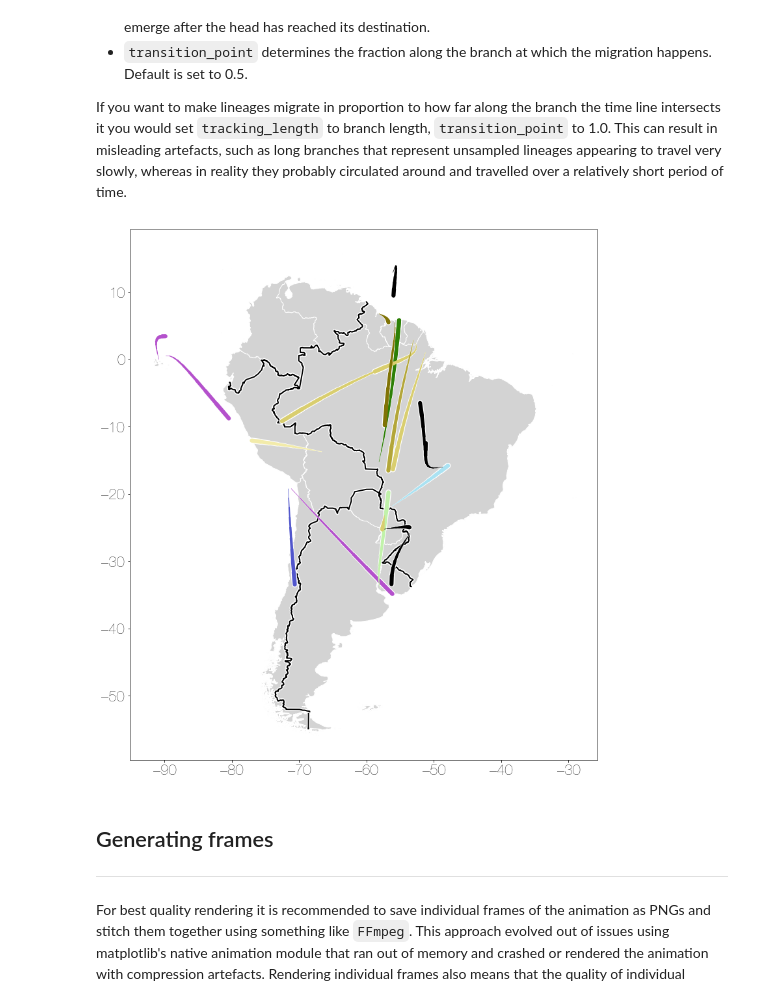
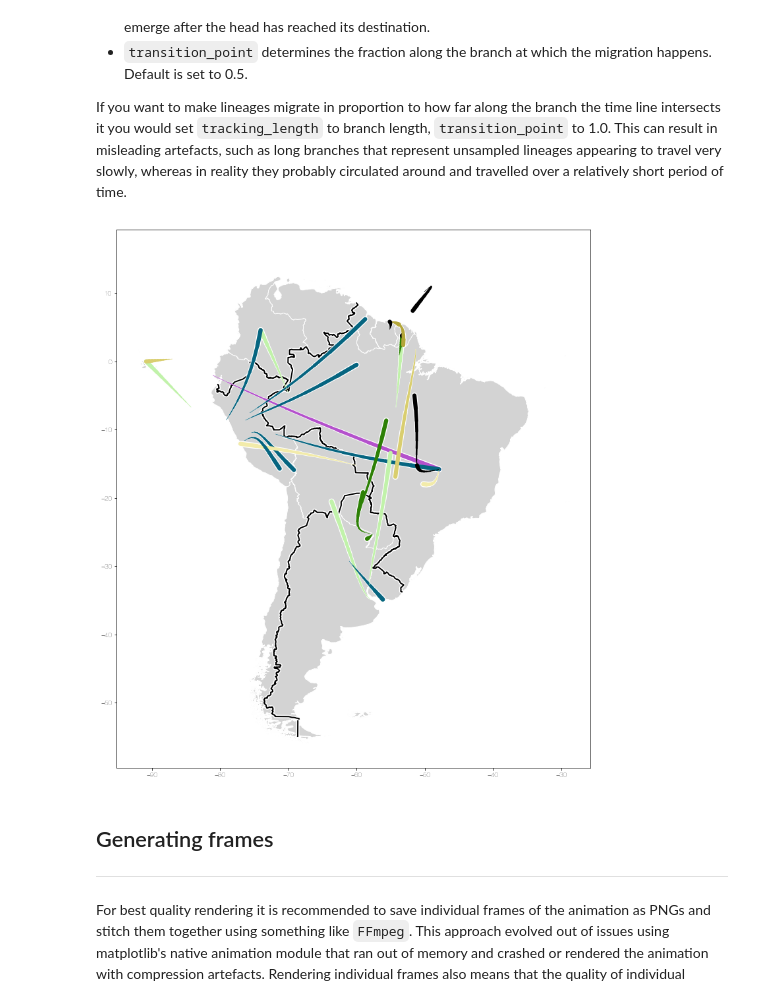
Before and after one commit to evogytis/baltic, a Jupyter notebook: curonia.ipynb, the cells around one changed output. Cells and saved outputs as stored; diff of their text form; code cells hidden in the pictures.

```diff
--- a/curonia.ipynb
+++ b/curonia.ipynb
@@ -246,7 +251,7 @@ minValue,maxValue=0,1000 ## minimum and maximum observed values
 minObs,maxObs=2,20 ## minimum and maximum observations per location
 
 # loc_data={loc:{} for loc in popCentres.keys()} ## no tertiary data
-loc_data={loc:{'%d-%02d-%02d'%(np.random.randint(2011,2018),np.random.randint(1,12),np.random.randint(1,28)):np.random.randint(minValue,maxValue) for t in range(np.random.randint(minObs,maxObs))} for loc in popCentres.keys()} ## create random tertiary data for each polygon
+loc_data={loc:{'%d-%02d-%02d'%(np.random.randint(2016,2019),np.random.randint(1,12),np.random.randint(1,28)):np.random.randint(minValue,maxValue) for t in range(np.random.randint(minObs,maxObs))} for loc in popCentres.keys()} ## create random tertiary data for each polygon
 
 print 'polygon data input dictionary:\n%s\n'%(loc_data)
 
@@ -542,14 +538,13 @@ for k in bt_tree.Objects: ## iterate over branches in tree
             xp=x
 
         ax1.plot([x,x],[yl,yr],color=c,lw=branchWidth,zorder=98) ## plot vertical bar
-
     ax1.plot([xp,x],[y,y],color=c,lw=branchWidth,zorder=98) ## plot branch
 
 ax1.tick_params(size=0,labelsize=0) ## no ticks or tick labels on all axes
 
 circle_function={loc:None for loc in popCentres.keys()}
 
-root_date=bt_tree.Objects[0].absoluteTime ## date of tree root
+root_date=bt_tree.root.absoluteTime ## date of tree root
 last_tip=root_date+bt_tree.treeHeight ## last tip date in tree
 x_grid=np.linspace(root_date,last_tip,100) ## 100 equally spaced points between root and last tip
 
@@ -558,14 +553,9 @@ for loc in popCentres.keys(): ## for each location
     cmap=group_colours[group] ## get colour map
     c=cmap(normalised_coordinates[loc]) ## get location's colour
 
-#     ys=[bt_tree.countLineages(t,condition=lambda x:x.traits[locTrait]==loc) for t in x_grid] ## calculate number of lineages in the location at each time point
-#     ys=np.array(ys)/20.0 ## scale down
-#     spl=UnivariateSpline(x_grid,ys) ## use univariate spline...
-#     spl.set_smoothing_factor(1.1) ## with some smoothing
-
-    ys=[sum([k.length for k in bt_tree.Objects if k.traits[locTrait]==loc and k.absoluteTime<t]) for t in x_grid] ## calculate cumulative time spent in location
-    ys=np.array(ys)/25.0 ## scale down
-    spl=UnivariateSpline(x_grid,ys) ## use univariate spline...
+    ys=[len([k for k in bt_tree.Objects if k.traits[locTrait]==loc and k.parent.absoluteTime<t<=k.absoluteTime]) for t in x_grid] ## calculate cumulative time spent in location
+    ys=np.array(ys)/10.0 ## scale down
+    spl=UnivariateSpline(x_grid,ys,s=0.1) ## use univariate spline...
 
     circle_function[loc]=spl ## assign smoothed function to location
     ax2.plot(x_grid,circle_function[loc](x_grid),color=c) ## plot circle radii over time
@@ -672,10 +662,9 @@ for i in popCentres.keys(): ## iterate over locations
             bez_points.append(Bezier_control(A,B,control(d),0.01)) ## head towards the first control point, which is perpendicular to line AB at distance control(d), and 0.01 of the way along line AB
             bez_points.append(Bezier_control(A,B,0.0,0.1)) ## head towards second control point, directly on the line AB, 0.1 of the way along line AB
             bez_points.append(B) ## Bezier curve will finish at point B
-
+            bez_points=np.array(bez_points).transpose()
             curve = bezier.Curve(np.asfortranarray(bez_points),degree=len(bez_points)) ## Bezier curve object
             migration_function[i][j]=curve.evaluate_multi ## only interested in calling the evaluate_multi function of the curve, which will return a list of coordinates, given a numpy array of fractions along the line
-
 
 for loc in polygons.keys():
     ax1.add_collection(PatchCollection(polygons[loc],facecolor='lightgrey',edgecolor='w',zorder=1)) ## plot location polygons
@@ -691,12 +680,12 @@ for locA in popCentres.keys():
             Bezier_smooth=35 ## number of coordinates at which to compute the Bezier curve (more = smoother curve)
             eval_Bezier=np.linspace(0.0,1.0,Bezier_smooth) ## numpy array of 35 values going from 0.0 to 1.0
             migration=migration_function[locA][locB](eval_Bezier) ## compute Bezier curve coordinates along the path
+            xs,ys=migration ## unpack Bezier coordinates
+            for q in range(len(xs)-1): ## iterate through Bezier line segments with fading alpha and reducing width
+                x1,y1=xs[q],ys[q] ## coordinates of current point
+                x2,y2=xs[q+1],ys[q+1] ## coordinates of next point
 
-            for q in range(len(migration)-1): ## iterate through Bezier line segments with fading alpha and reducing width
-                x1,y1=migration[q] ## coordinates of current point
-                x2,y2=migration[q+1] ## coordinates of next point
-
-                segL=(q+1)/float(len(migration)) ## fraction along length of Bezier line
+                segL=(q+1)/float(len(xs)) ## fraction along length of Bezier line
                 if aggregation[locA]!=aggregation[locB]: ## locations in different high-order groups
                     fc=group_colours[aggregation[locA]](normalised_coordinates[locA]) ## colour by origin colour
                 else: ## locations in same high-order group
@@ -745,7 +734,7 @@ ax1 = plt.subplot(gs[0]) ## map here
 for loc in polygons.keys():
     ax1.add_collection(PatchCollection(polygons[loc],facecolor='lightgrey',edgecolor='w',zorder=1)) ## plot location polygons
 
-time_point=bt.decimalDate('2016-04-01') ## arbitrary time point at which to render the frame
+time_point=bt.decimalDate('2018-04-01') ## arbitrary time point at which to render the frame
 
 for k in bt_tree.Objects: ## iterate over branches
     locA=''
@@ -754,40 +743,39 @@ for k in bt_tree.Objects: ## iterate over branches
     locB=k.traits[locTrait] ## get location of branch
 
     if locA!='' and locA!=locB and k.parent.absoluteTime<time_point<=k.absoluteTime: ## if parent location is present, locations don't match, and branch is intersected
         transition=k.parent.absoluteTime+k.length*transition_point ## migration time
 
         begin_bezier=1-(transition-time_point)/float(depth) ## migrating lineage's head
         end_bezier=departure_condition(begin_bezier) ## migrating lineage's tail
         begin_bezier,end_bezier = np.clip([begin_bezier,end_bezier],0.0,1.0) ## restrict to interval [0,1]
 
         if end_bezier<=1.0 and begin_bezier>=0.0: ## if lineage should still be visible (head departed and tail hasn't arrived)
             points=np.linspace(end_bezier,begin_bezier,smooth) ## get a bunch of points between the start and end of migrating lineage
             bezier_line=migration_function[locA][locB](points) ## get coordinates of the migrating lineage
-
-            for q in range(len(bezier_line)-1): ## iterate through Bezier line segments with fading alpha and reducing width
-                x1,y1=bezier_line[q] ## get coordinates for current segment's start
-                x2,y2=bezier_line[q+1] ## get coordinates for current segment's end
-                segL=(q+1)/float(len(bezier_line)) ## fraction along length of Bezier line
+            xs,ys=bezier_line
+            for q in range(len(xs)-1): ## iterate through Bezier line segments with fading alpha and reducing width
+                x1,y1=xs[q],ys[q] ## get coordinates for current segment's start
+                x2,y2=xs[q+1],ys[q+1] ## get coordinates for current segment's end
+                segL=(q+1)/float(len(xs)) ## fraction along length of Bezier line
 
                 if aggregation[locA]!=aggregation[locB]: ## locations in different high-order groups
                     fc=group_colours[aggregation[locA]](normalised_coordinates[locA]) ## colour by origin colour
                 else: ## locations in same high-order group
                     fc='k' ## colour black
 
                 ax1.plot([x1,x2],[y1,y2],lw=7*segL,alpha=1,color=fc,zorder=99,solid_capstyle='round') ## plot actual lineage
                 ax1.plot([x1,x2],[y1,y2],lw=10*segL,alpha=1,color='w',zorder=98,solid_capstyle='round') ## plot underlying white background to help lineages stand out
 
-
 for stretch in international_border: ## plot international border
     xs,ys=zip(*stretch)
     ax1.plot(xs,ys,color='k',zorder=11,lw=2)
     ax1.plot(xs,ys,color='w',zorder=10,lw=5)
 
 ax1.set_aspect(1) ## equal aspect ratio
 
 plt.show()
 # %% [output]
-[figure, old version]
+[figure, new version]
 # %% [markdown]
 ## Generating frames
 --------
```
Also changed, not shown: parts of 10 cells of this notebook, 2 other files.
